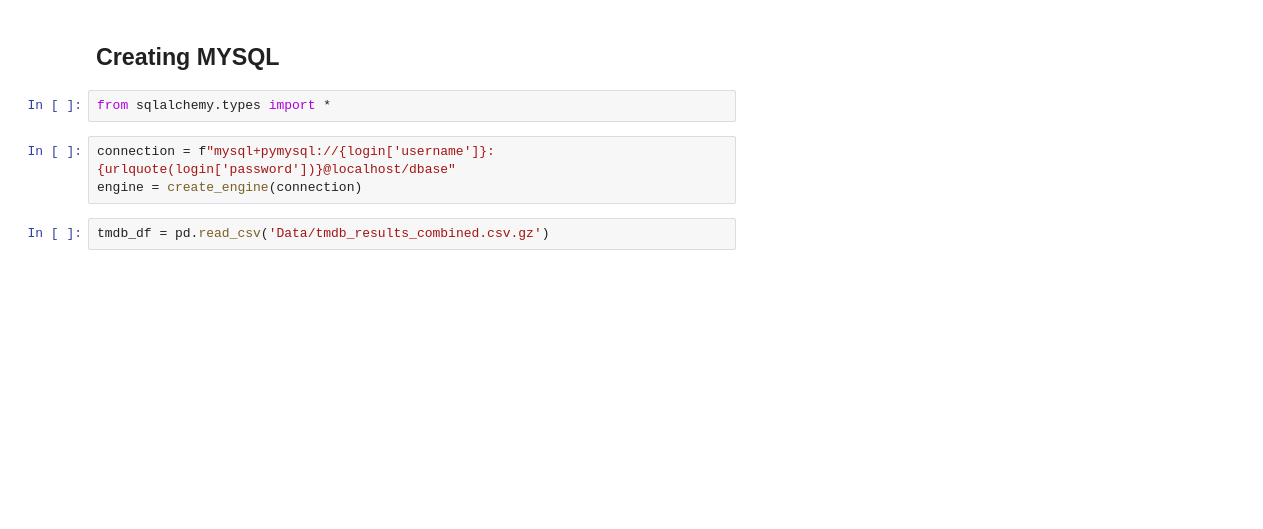
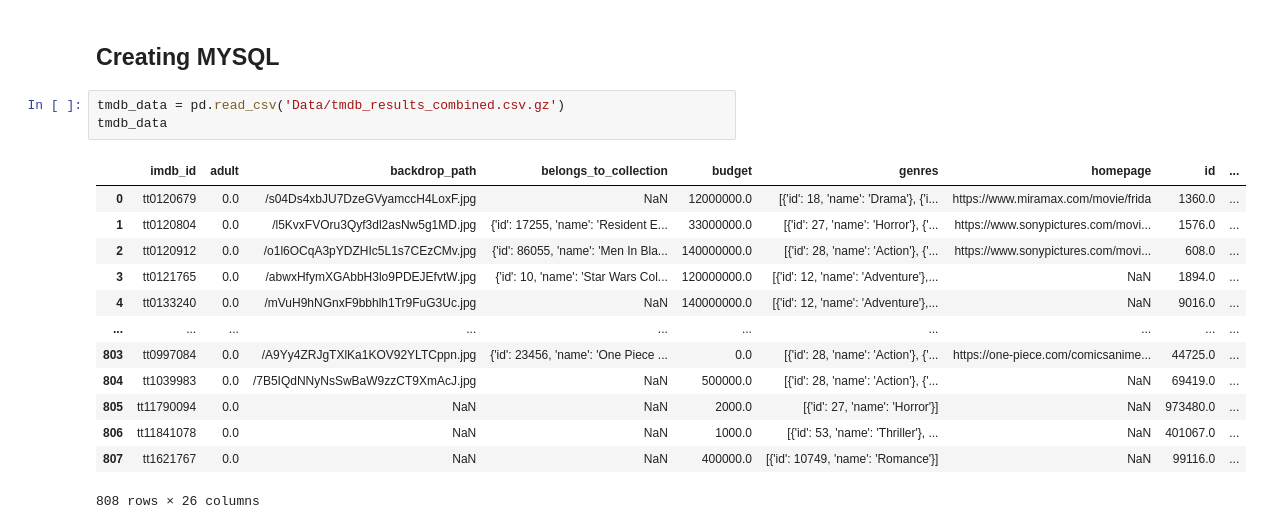
Before and after one commit to brittanymlassiter/Project-2, a Jupyter notebook: Project 2 Part 3B.ipynb, the cells around one changed output. Drawn from its saved outputs; the diff is of its cells as text; blank space fills up the shorter version.

```diff
--- a/Project 2 Part 3B.ipynb
+++ b/Project 2 Part 3B.ipynb
@@ -170,10 +199,20 @@ title_genres.head(2)
 # %% [markdown]
 ## Creating MYSQL
-# %%
-from sqlalchemy.types import *
-# %%
-connection = f"mysql+pymysql://{login['username']}:{urlquote(login['password'])}@localhost/dbase"
-engine = create_engine(connection)
 # %%
-tmdb_df = pd.read_csv('Data/tmdb_results_combined.csv.gz')
+tmdb_data = pd.read_csv('Data/tmdb_results_combined.csv.gz')
+tmdb_data
+# %% [output]
+|  | imdb_id | adult | backdrop_path | belongs_to_collection | budget | genres | homepage | id | ... |
+| 0 | tt0120679 | 0.0 | /s04Ds4xbJU7DzeGVyamccH4LoxF.jpg | NaN | 12000000.0 | [{'id': 18, 'name': 'Drama'}, {'i... | https://www.miramax.com/movie/frida | 1360.0 | ... |
+| 1 | tt0120804 | 0.0 | /l5KvxFVOru3Qyf3dl2asNw5g1MD.jpg | {'id': 17255, 'name': 'Resident E... | 33000000.0 | [{'id': 27, 'name': 'Horror'}, {'... | https://www.sonypictures.com/movi... | 1576.0 | ... |
+| 2 | tt0120912 | 0.0 | /o1l6OCqA3pYDZHIc5L1s7CEzCMv.jpg | {'id': 86055, 'name': 'Men In Bla... | 140000000.0 | [{'id': 28, 'name': 'Action'}, {'... | https://www.sonypictures.com/movi... | 608.0 | ... |
+| 3 | tt0121765 | 0.0 | /abwxHfymXGAbbH3lo9PDEJEfvtW.jpg | {'id': 10, 'name': 'Star Wars Col... | 120000000.0 | [{'id': 12, 'name': 'Adventure'},... | NaN | 1894.0 | ... |
+| 4 | tt0133240 | 0.0 | /mVuH9hNGnxF9bbhlh1Tr9FuG3Uc.jpg | NaN | 140000000.0 | [{'id': 12, 'name': 'Adventure'},... | NaN | 9016.0 | ... |
+| ... | ... | ... | ... | ... | ... | ... | ... | ... | ... |
+| 803 | tt0997084 | 0.0 | /A9Yy4ZRJgTXlKa1KOV92YLTCppn.jpg | {'id': 23456, 'name': 'One Piece ... | 0.0 | [{'id': 28, 'name': 'Action'}, {'... | https://one-piece.com/comicsanime... | 44725.0 | ... |
+| 804 | tt1039983 | 0.0 | /7B5IQdNNyNsSwBaW9zzCT9XmAcJ.jpg | NaN | 500000.0 | [{'id': 28, 'name': 'Action'}, {'... | NaN | 69419.0 | ... |
+| 805 | tt11790094 | 0.0 | NaN | NaN | 2000.0 | [{'id': 27, 'name': 'Horror'}] | NaN | 973480.0 | ... |
+| 806 | tt11841078 | 0.0 | NaN | NaN | 1000.0 | [{'id': 53, 'name': 'Thriller'}, ... | NaN | 401067.0 | ... |
+| 807 | tt1621767 | 0.0 | NaN | NaN | 400000.0 | [{'id': 10749, 'name': 'Romance'}] | NaN | 99116.0 | ... |
+808 rows × 26 columns
 # %%
```
Also changed, not shown: parts of 18 cells of this notebook, 1 other file.
